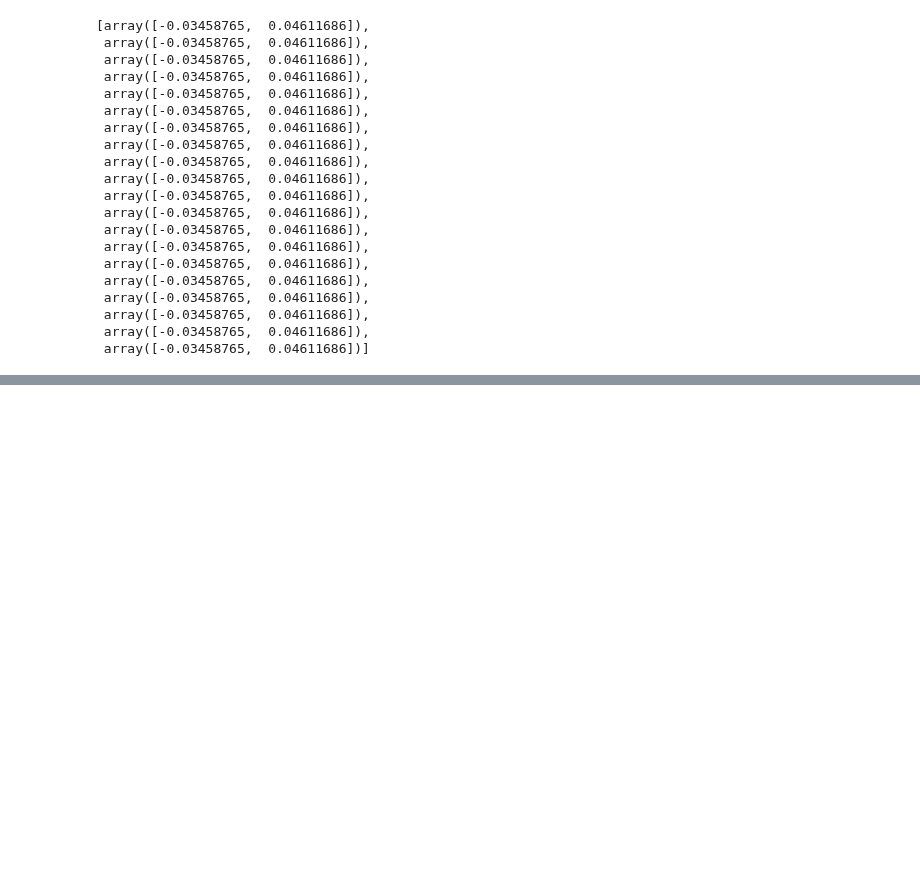
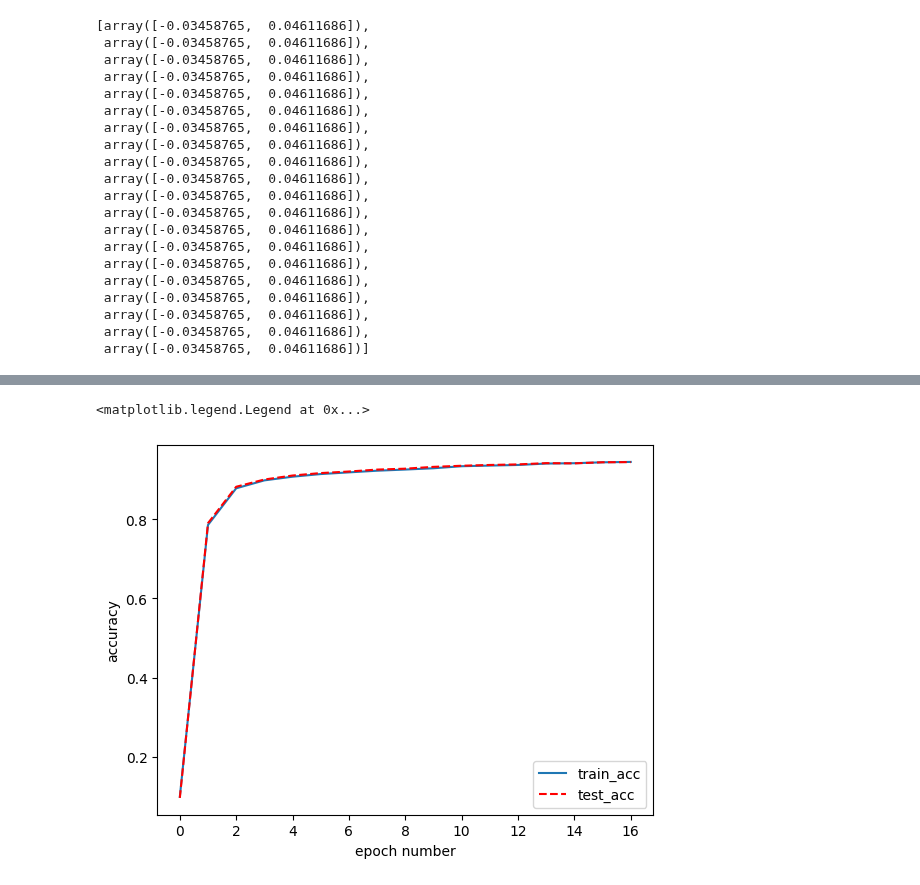
Before and after one commit to Masato-210831/For_study, a Jupyter notebook: Python_code/deep learning built from scratch/Chapter_4.ipynb, the cells around one changed output, grey strips where cells are left out. Drawn from its saved outputs; the diff is of its cells as text; code cells hidden in the pictures; blank space fills up the shorter version.

```diff
--- a/Python_code/deep learning built from scratch/Chapter_4.ipynb
+++ b/Python_code/deep learning built from scratch/Chapter_4.ipynb
@@ -243,3 +243,4 @@ test
 # %%
-test
+weight = np.random.randn(2,3)
+weight
 # %% [output]
@@ -246,0 +489,9 @@ test
+# %%
+plt.plot(range(len(train_acc_list)), train_acc_list, label = "train_acc")
+plt.plot(range(len(test_acc_list)), test_acc_list, linestyle="--", color='red', label='test_acc')
+plt.xlabel('epoch number')
+plt.ylabel('accuracy')
+plt.legend()
+# %% [output]
+<matplotlib.legend.Legend at 0x...>
+[figure, added]
```
Also changed, not shown: parts of 12 cells of this notebook, 11 other files.
